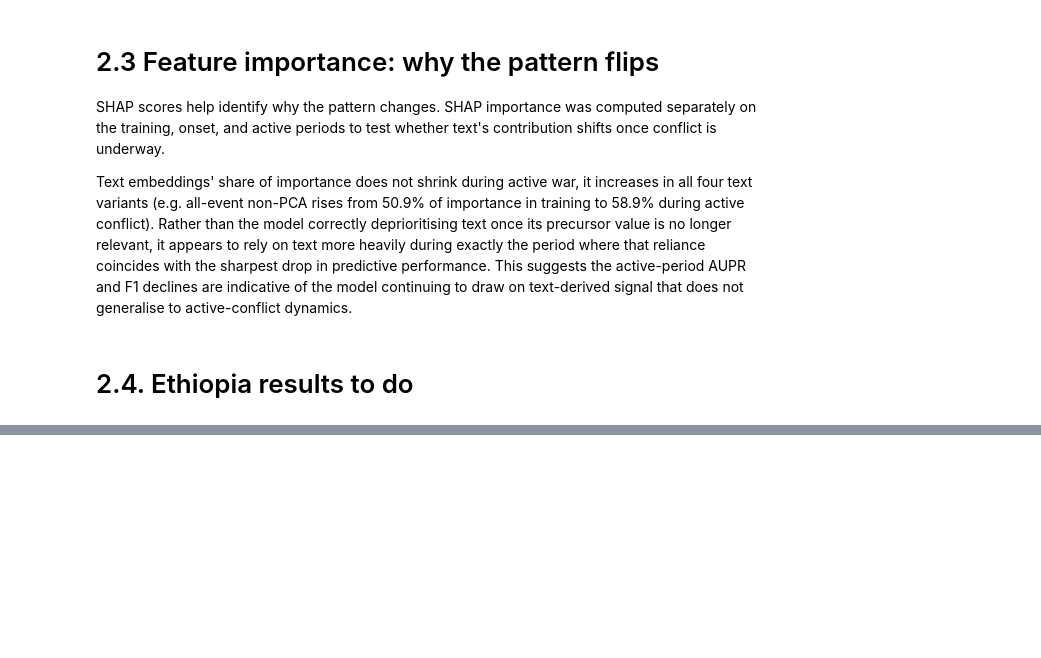
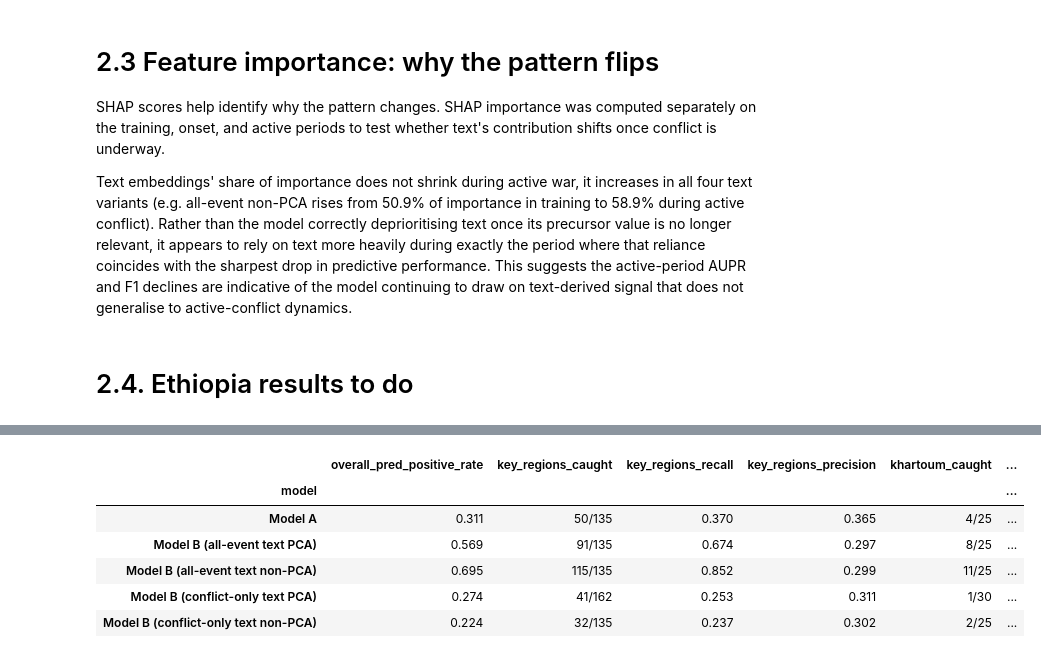
Before and after one commit to eviejones/msc-final-project, a Jupyter notebook: notebooks/03_results.ipynb, the cells around one changed output, grey strips where cells are left out. Drawn from its saved outputs; the diff is of its cells as text; code cells hidden in the pictures; blank space fills up the shorter version.

```diff
--- a/notebooks/03_results.ipynb
+++ b/notebooks/03_results.ipynb
@@ -425,0 +523,14 @@ print(seed_summary)
+# %%
+seeds_regional = pd.read_excel("evaluation/sudan_results_seeds.xlsx", sheet_name="onset_predictions_seeds")
+regional_seed_summary = region_recall_table(
+    seeds_regional, KEY_REGIONS, model_col="model"
+)
+regional_seed_summary
+# %% [output]
+|  | overall_pred_positive_rate | key_regions_caught | key_regions_recall | key_regions_precision | khartoum_caught | ... |
+| model |  |  |  |  |  | ... |
+| Model A | 0.311 | 50/135 | 0.370 | 0.365 | 4/25 | ... |
+| Model B (all-event text PCA) | 0.569 | 91/135 | 0.674 | 0.297 | 8/25 | ... |
+| Model B (all-event text non-PCA) | 0.695 | 115/135 | 0.852 | 0.299 | 11/25 | ... |
+| Model B (conflict-only text PCA) | 0.274 | 41/162 | 0.253 | 0.311 | 1/30 | ... |
+| Model B (conflict-only text non-PCA) | 0.224 | 32/135 | 0.237 | 0.302 | 2/25 | ... |
```
Also changed, not shown: parts of 14 cells of this notebook, 1 other file.
